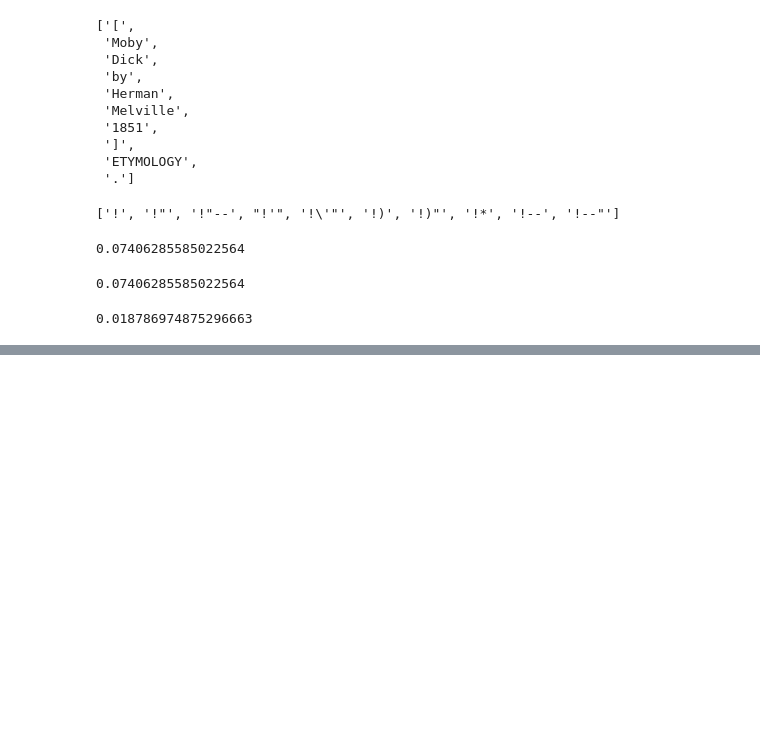
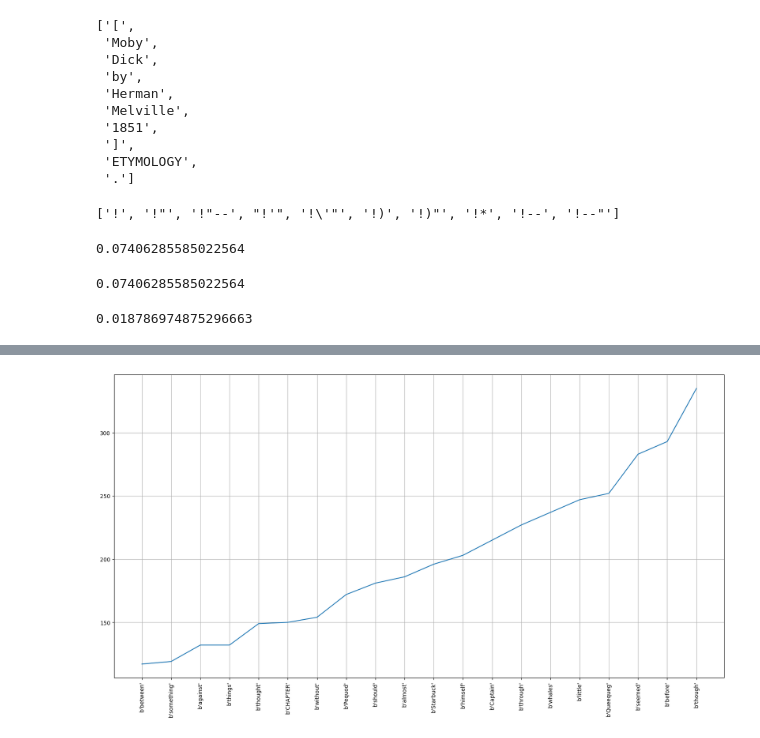
Before and after one commit to andrescf098/ia, a Jupyter notebook: NLP/ntlk-1.ipynb, the cells around one changed output, grey strips where cells are left out. Saved outputs shown, nothing was run; the diff lists cells and outputs as text; code cells hidden in the pictures; blank space fills up the shorter version.

```diff
--- a/NLP/ntlk-1.ipynb
+++ b/NLP/ntlk-1.ipynb
@@ -73,0 +119,5 @@ porcentaje_palabra('monster', text1)
+# %%
+words_interest = [(palabra, fdist[palabra]) for palabra in set(text1) if len(palabra) > 5 and fdist[palabra] > 10]
+dtypes = [('word', 'S10'), ('frequency', int)]
+words_interest = np.array(words_interest, dtype=dtypes)
+words_interest
@@ -73,0 +142,3 @@ porcentaje_palabra('monster', text1)
+# %%
+words_interest = np.sort(words_interest, order='frequency')
+words_interest
@@ -73,0 +163,11 @@ porcentaje_palabra('monster', text1)
+# %%
+top_words = 20
+x = np.arange(len(words_interest[-top_words:]))
+y = [freq[1] for freq in words_interest[-top_words:]]
+plt.figure(figsize=(20, 10))
+plt.plot(x, y)
+plt.xticks(x, [str(freq[0]) for freq in words_interest[-top_words:]], rotation='vertical')
+plt.grid()
+plt.show()
+# %% [output]
+[figure, added]
```
Also changed, not shown: parts of 7 cells of this notebook, 2 other files.
